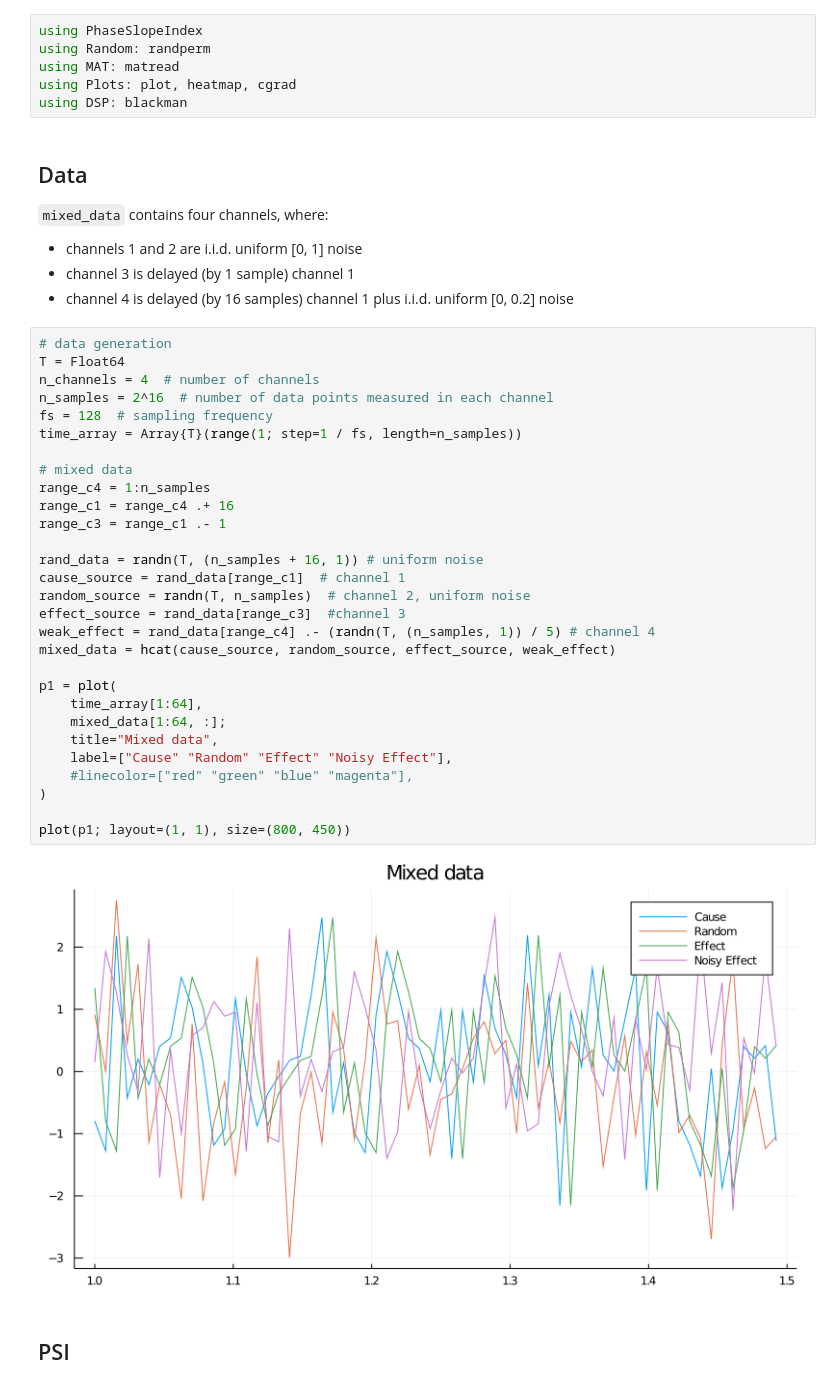
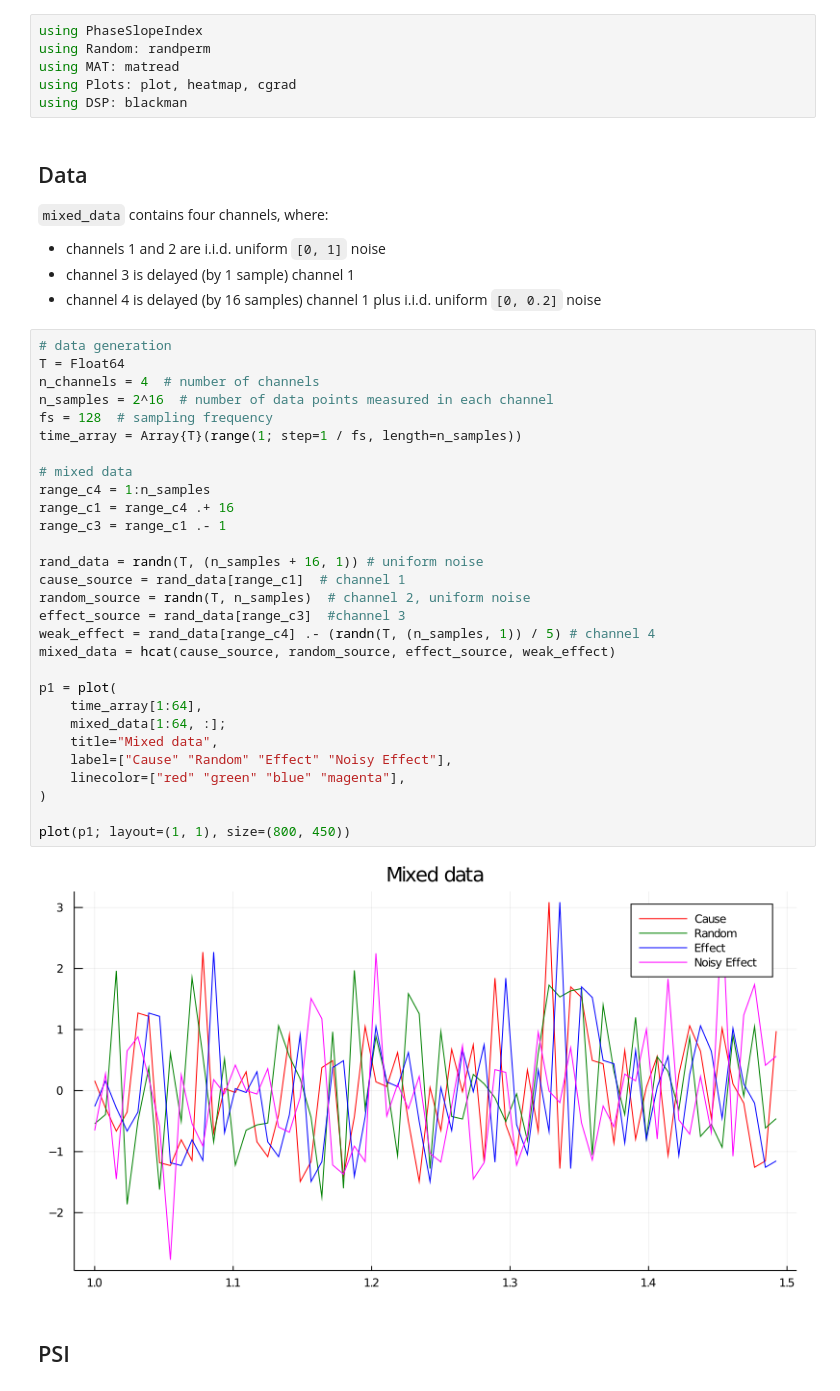
Before and after one commit to ssnio/PhaseSlopeIndex.jl, a Jupyter notebook: docs/notebooks/examples.ipynb, the cells around one changed output. Saved outputs shown, nothing was run; the diff lists cells and outputs as text.

```diff
--- a/docs/notebooks/examples.ipynb
+++ b/docs/notebooks/examples.ipynb
@@ -18,40 +18,40 @@ using DSP: blackman
 # %% [markdown]
 ## Data
 `mixed_data` contains four channels, where:
-- channels 1 and 2 are i.i.d. uniform [0, 1] noise
+- channels 1 and 2 are i.i.d. uniform ``[0, 1]`` noise
 - channel 3 is delayed (by 1 sample) channel 1
-- channel 4 is delayed (by 16 samples) channel 1 plus i.i.d. uniform [0, 0.2] noise
+- channel 4 is delayed (by 16 samples) channel 1 plus i.i.d. uniform ``[0, 0.2]`` noise
 # %%
 # data generation
 T = Float64
 n_channels = 4  # number of channels
 n_samples = 2^16  # number of data points measured in each channel
 fs = 128  # sampling frequency
 time_array = Array{T}(range(1; step=1 / fs, length=n_samples))
 
 # mixed data
 range_c4 = 1:n_samples
 range_c1 = range_c4 .+ 16
 range_c3 = range_c1 .- 1
 
 rand_data = randn(T, (n_samples + 16, 1)) # uniform noise
 cause_source = rand_data[range_c1]  # channel 1
 random_source = randn(T, n_samples)  # channel 2, uniform noise
 effect_source = rand_data[range_c3]  #channel 3
 weak_effect = rand_data[range_c4] .- (randn(T, (n_samples, 1)) / 5) # channel 4
 mixed_data = hcat(cause_source, random_source, effect_source, weak_effect)
 
 p1 = plot(
     time_array[1:64],
     mixed_data[1:64, :];
     title="Mixed data",
     label=["Cause" "Random" "Effect" "Noisy Effect"],
-    #linecolor=["red" "green" "blue" "magenta"],
+    linecolor=["red" "green" "blue" "magenta"],
 )
 
 plot(p1; layout=(1, 1), size=(800, 450))
 # %% [output]
-[figure, old version]
+[figure, new version]
 # %% [markdown]
 ## PSI
 # %%
```
Also changed, not shown: parts of 4 cells of this notebook, 2 other files.
